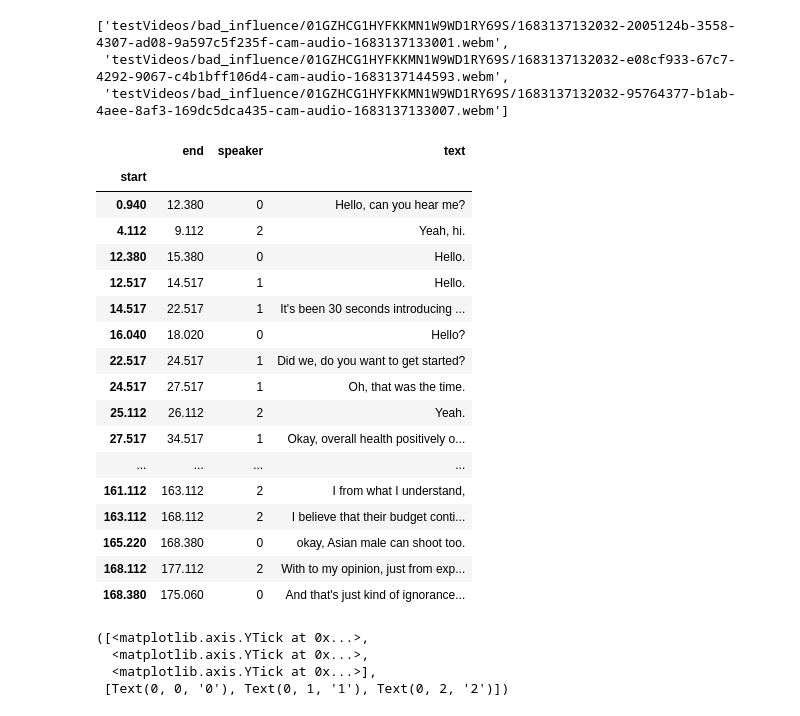
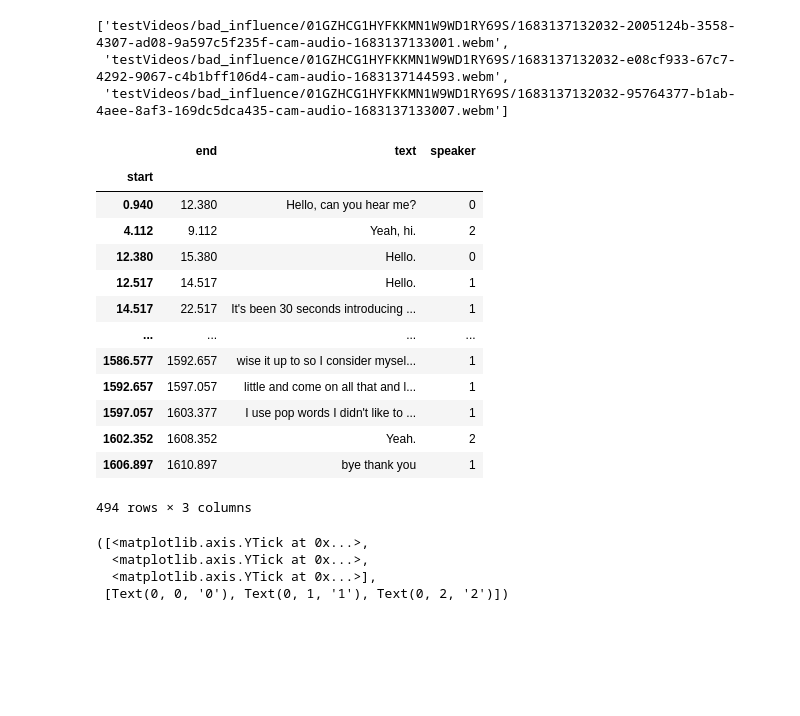
Before and after one commit to Watts-Lab/deliberation-video-analysis, a Jupyter notebook: testWhisper.ipynb, the cells around one changed output. Saved outputs shown, nothing was run; the diff lists cells and outputs as text; code cells hidden in the pictures; blank space fills up the shorter version.

```diff
--- a/testWhisper.ipynb
+++ b/testWhisper.ipynb
@@ -89,31 +89,29 @@ res = [transcribe(filepath) for filepath in files ]
 # %%
 for i, df in enumerate(res):
     df.set_index("start", inplace=True)
     df['speaker'] = i
 
 transcript = pd.concat(res).sort_index()
+transcript
+# %% [output]
+|  | end | text | speaker |
+| start |  |  |  |
+| 0.940 | 12.380 | Hello, can you hear me? | 0 |
+| 4.112 | 9.112 | Yeah, hi. | 2 |
+| 12.380 | 15.380 | Hello. | 0 |
+| 12.517 | 14.517 | Hello. | 1 |
+| 14.517 | 22.517 | It's been 30 seconds introducing ... | 1 |
+| ... | ... | ... | ... |
+| 1586.577 | 1592.657 | wise it up to so I consider mysel... | 1 |
+| 1592.657 | 1597.057 | little and come on all that and l... | 1 |
+| 1597.057 | 1603.377 | I use pop words I didn't like to ... | 1 |
+| 1602.352 | 1608.352 | Yeah. | 2 |
+| 1606.897 | 1610.897 | bye thank you | 1 |
+494 rows × 3 columns
 # %%
 pd.options.display.max_colwidth = 200
 transcript[[ "end", "speaker",  "text"]].head(60)
+transcript.to_csv("transcript.csv")
-# %% [output]
-|  | end | speaker | text |
-| start |  |  |  |
-| 0.940 | 12.380 | 0 | Hello, can you hear me? |
-| 4.112 | 9.112 | 2 | Yeah, hi. |
-| 12.380 | 15.380 | 0 | Hello. |
-| 12.517 | 14.517 | 1 | Hello. |
-| 14.517 | 22.517 | 1 | It's been 30 seconds introducing ... |
-| 16.040 | 18.020 | 0 | Hello? |
-| 22.517 | 24.517 | 1 | Did we, do you want to get started? |
-| 24.517 | 27.517 | 1 | Oh, that was the time. |
-| 25.112 | 26.112 | 2 | Yeah. |
-| 27.517 | 34.517 | 1 | Okay, overall health positively o... |
-| ... | ... | ... | ... |
-| 161.112 | 163.112 | 2 | I from what I understand, |
-| 163.112 | 168.112 | 2 | I believe that their budget conti... |
-| 165.220 | 168.380 | 0 | okay, Asian male can shoot too. |
-| 168.112 | 177.112 | 2 | With to my opinion, just from exp... |
-| 168.380 | 175.060 | 0 | And that's just kind of ignorance... |
 # %%
 plt.figure(figsize=(10, 1))
 plt.ylim(-.5, 2.5)
```
Also changed, not shown: 4 other files.
